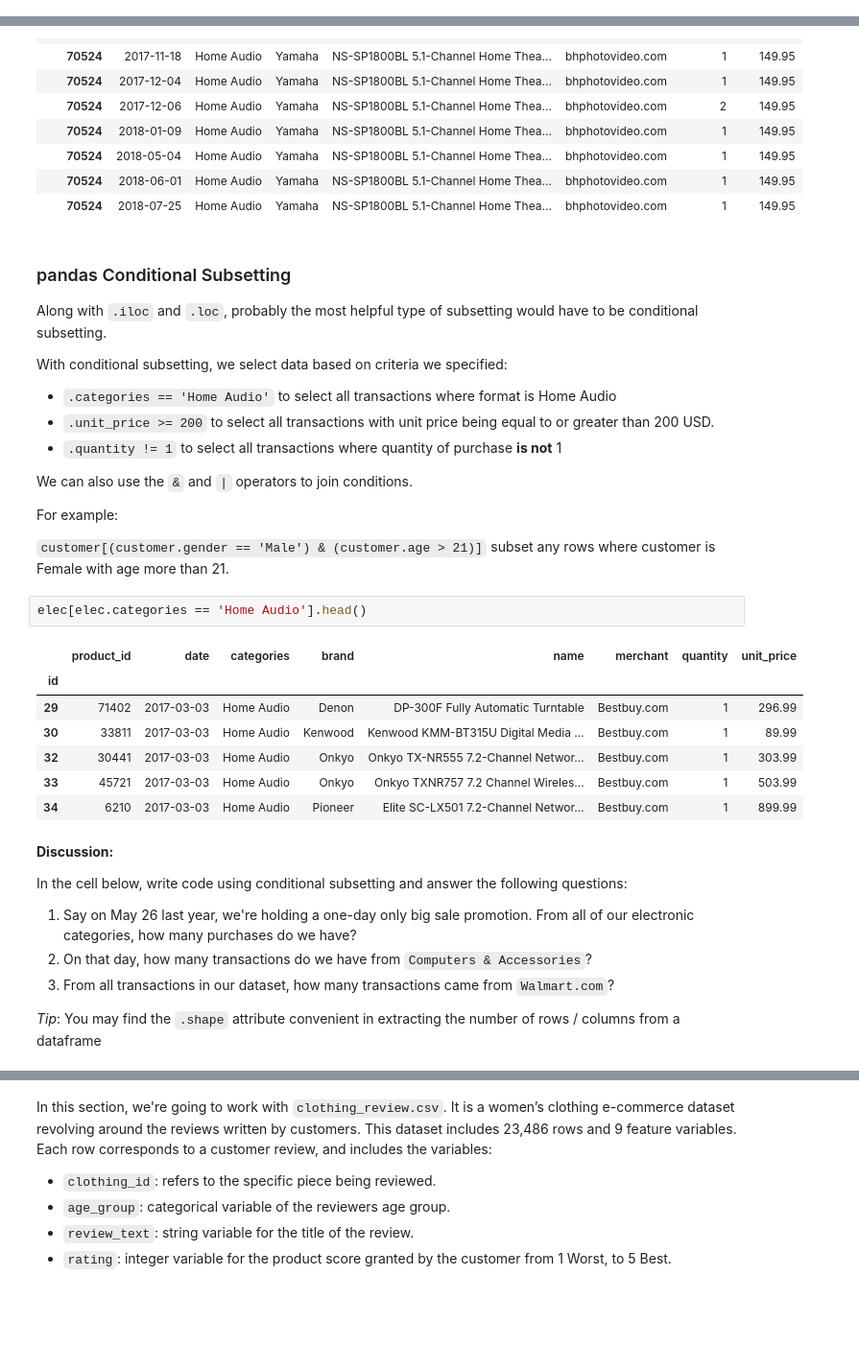
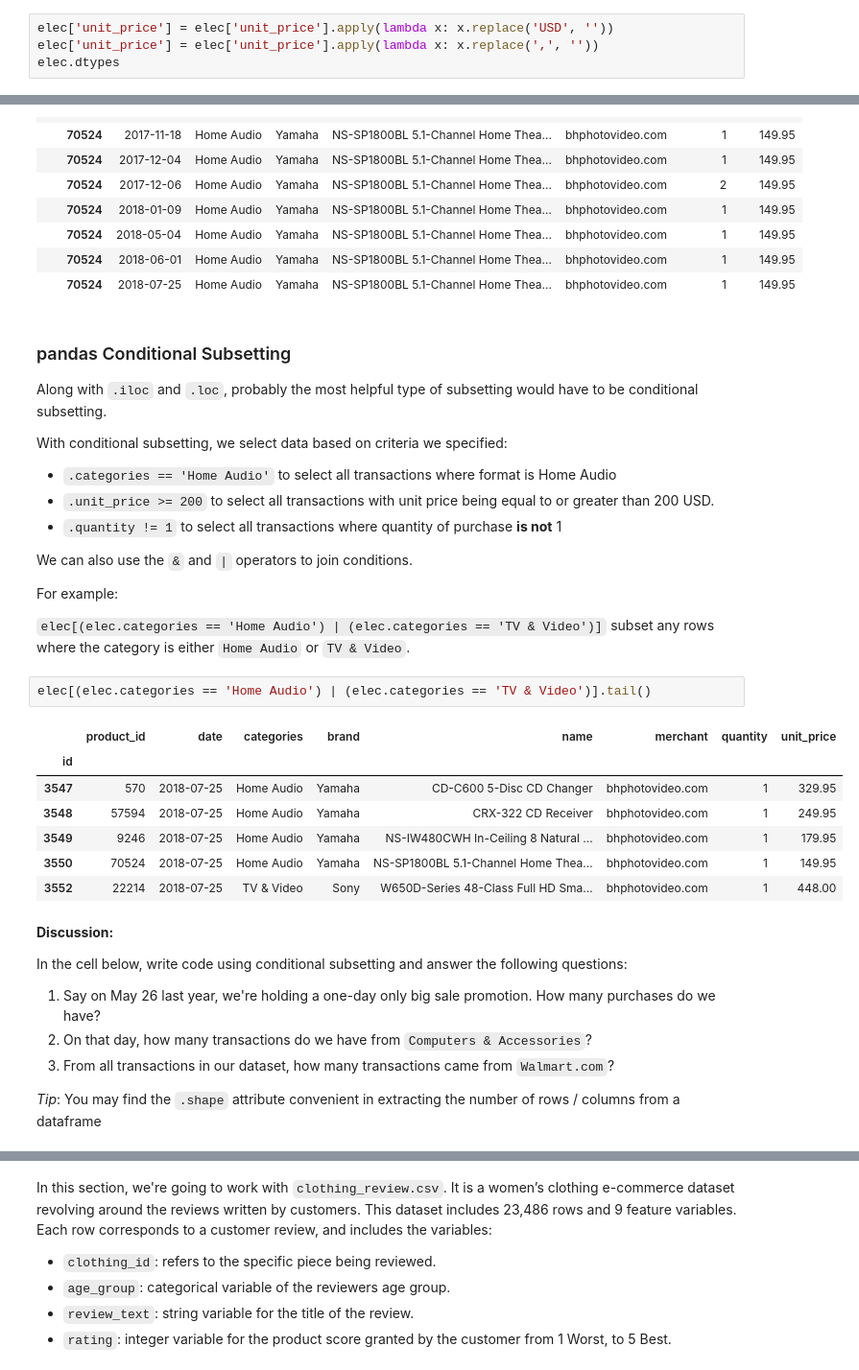
Before and after one commit to onlyphantom/tokopedia-fundamentals, a Jupyter notebook: 2_PythonDW/Python_for_DataWrangling.ipynb, the cells around one changed output, grey strips where cells are left out. Shown: that part at 96% size. Cells and saved outputs as stored; diff of their text form; blank space fills up the shorter version.

```diff
--- a/2_PythonDW/Python_for_DataWrangling.ipynb
+++ b/2_PythonDW/Python_for_DataWrangling.ipynb
@@ -258,0 +204,4 @@ Both `name` and `gender` is not numerical, hence, `name` was stored as `object`
+# %%
+elec['unit_price'] = elec['unit_price'].apply(lambda x: x.replace('USD', ''))
+elec['unit_price'] = elec['unit_price'].apply(lambda x: x.replace(',', ''))
+elec.dtypes
@@ -506,23 +531,23 @@ We can also use the `&` and `|` operators to join conditions.
 
 For example:
 
-`customer[(customer.gender == 'Male') & (customer.age > 21)]` subset any rows where customer is Female with age more than 21.
+`elec[(elec.categories == 'Home Audio') | (elec.categories == 'TV & Video')]` subset any rows where the category is either `Home Audio` or `TV & Video`.
 # %%
-elec[elec.categories == 'Home Audio'].head()
+elec[(elec.categories == 'Home Audio') | (elec.categories == 'TV & Video')].tail()
 # %% [output]
 |  | product_id | date | categories | brand | name | merchant | quantity | unit_price |
 | id |  |  |  |  |  |  |  |  |
-| 29 | 71402 | 2017-03-03 | Home Audio | Denon | DP-300F Fully Automatic Turntable | Bestbuy.com | 1 | 296.99 |
-| 30 | 33811 | 2017-03-03 | Home Audio | Kenwood | Kenwood KMM-BT315U Digital Media ... | Bestbuy.com | 1 | 89.99 |
-| 32 | 30441 | 2017-03-03 | Home Audio | Onkyo | Onkyo TX-NR555 7.2-Channel Networ... | Bestbuy.com | 1 | 303.99 |
-| 33 | 45721 | 2017-03-03 | Home Audio | Onkyo | Onkyo TXNR757 7.2 Channel Wireles... | Bestbuy.com | 1 | 503.99 |
-| 34 | 6210 | 2017-03-03 | Home Audio | Pioneer | Elite SC-LX501 7.2-Channel Networ... | Bestbuy.com | 1 | 899.99 |
+| 3547 | 570 | 2018-07-25 | Home Audio | Yamaha | CD-C600 5-Disc CD Changer | bhphotovideo.com | 1 | 329.95 |
+| 3548 | 57594 | 2018-07-25 | Home Audio | Yamaha | CRX-322 CD Receiver | bhphotovideo.com | 1 | 249.95 |
+| 3549 | 9246 | 2018-07-25 | Home Audio | Yamaha | NS-IW480CWH In-Ceiling 8 Natural ... | bhphotovideo.com | 1 | 179.95 |
+| 3550 | 70524 | 2018-07-25 | Home Audio | Yamaha | NS-SP1800BL 5.1-Channel Home Thea... | bhphotovideo.com | 1 | 149.95 |
+| 3552 | 22214 | 2018-07-25 | TV & Video | Sony | W650D-Series 48-Class Full HD Sma... | bhphotovideo.com | 1 | 448.00 |
 # %% [markdown]
 **Discussion:**
 
 In the cell below, write code using conditional subsetting and answer the following questions:
 
-1. Say on May 26 last year, we're holding a one-day only big sale promotion. From all of our electronic categories, how many purchases do we have?
+1. Say on May 26 last year, we're holding a one-day only big sale promotion. How many purchases do we have?
 2. On that day, how many transactions do we have from `Computers & Accessories`?
 3. From all transactions in our dataset, how many transactions came from `Walmart.com`?
 
```
Also changed, not shown: parts of 144 cells of this notebook, 1 other file.
